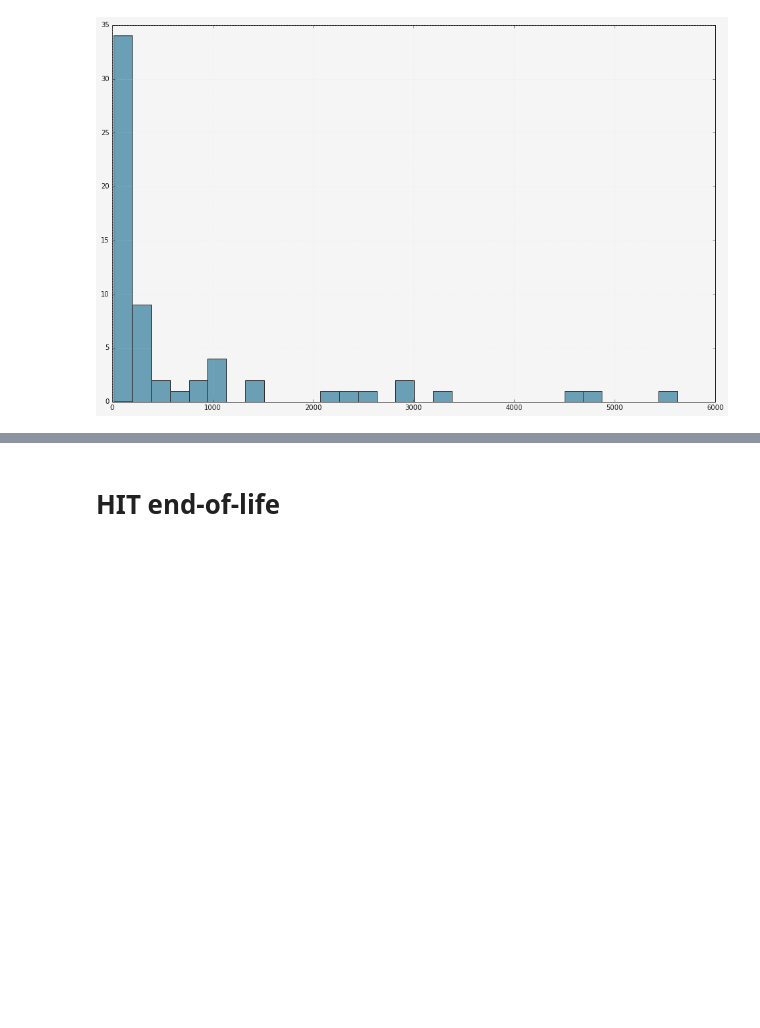
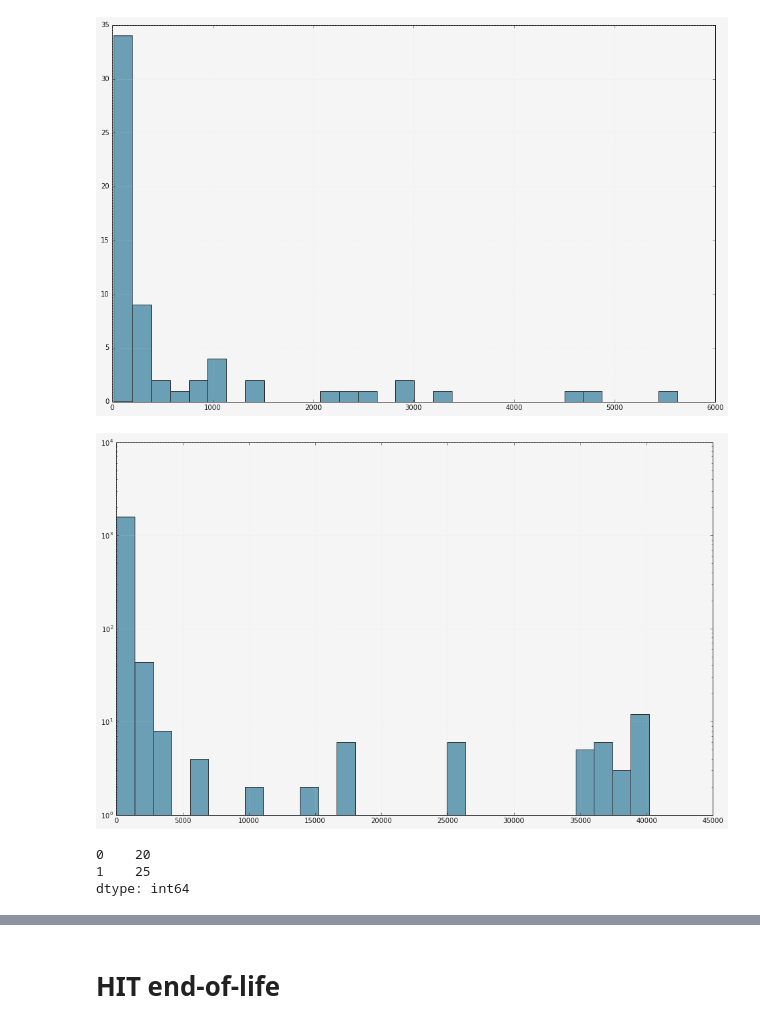
Before and after one commit to drschwenk/notebooks, a Jupyter notebook: stb/mturk_textbook_annotation_task.ipynb, the cells around one changed output, grey strips where cells are left out. Cells and saved outputs as stored; diff of their text form; code cells hidden in the pictures; blank space fills up the shorter version.

```diff
--- a/stb/mturk_textbook_annotation_task.ipynb
+++ b/stb/mturk_textbook_annotation_task.ipynb
@@ -144,3 +194,15 @@ pd.unique(results_df['worker_id']).shape[0]
 _ = results_df['worker_id'].value_counts().hist(bins= 30)
 # %% [output]
 [figure]
+# %%
+task_duration_seconds = []
+for hit_id, assignments in assignment_results.items():
+    for assignment in assignments:
+        hit_duration = dt_parse.parse(assignment.SubmitTime) - dt_parse.parse(assignment.AcceptTime)
+        task_duration_seconds.append(hit_duration.seconds)
+# %%
+task_duration_series = pd.Series(task_duration_seconds)
+# %%
+_ = task_duration_series.hist(bins=30, log=True)
+# %% [output]
+[figure, added]
@@ -146,0 +212,6 @@ _ = results_df['worker_id'].value_counts().hist(bins= 30)
+# %%
+w_duration_series.mode()
+# %% [output]
+0    20
+1    25
+dtype: int64
```
Also changed, not shown: parts of 36 cells of this notebook, 6 other files.
